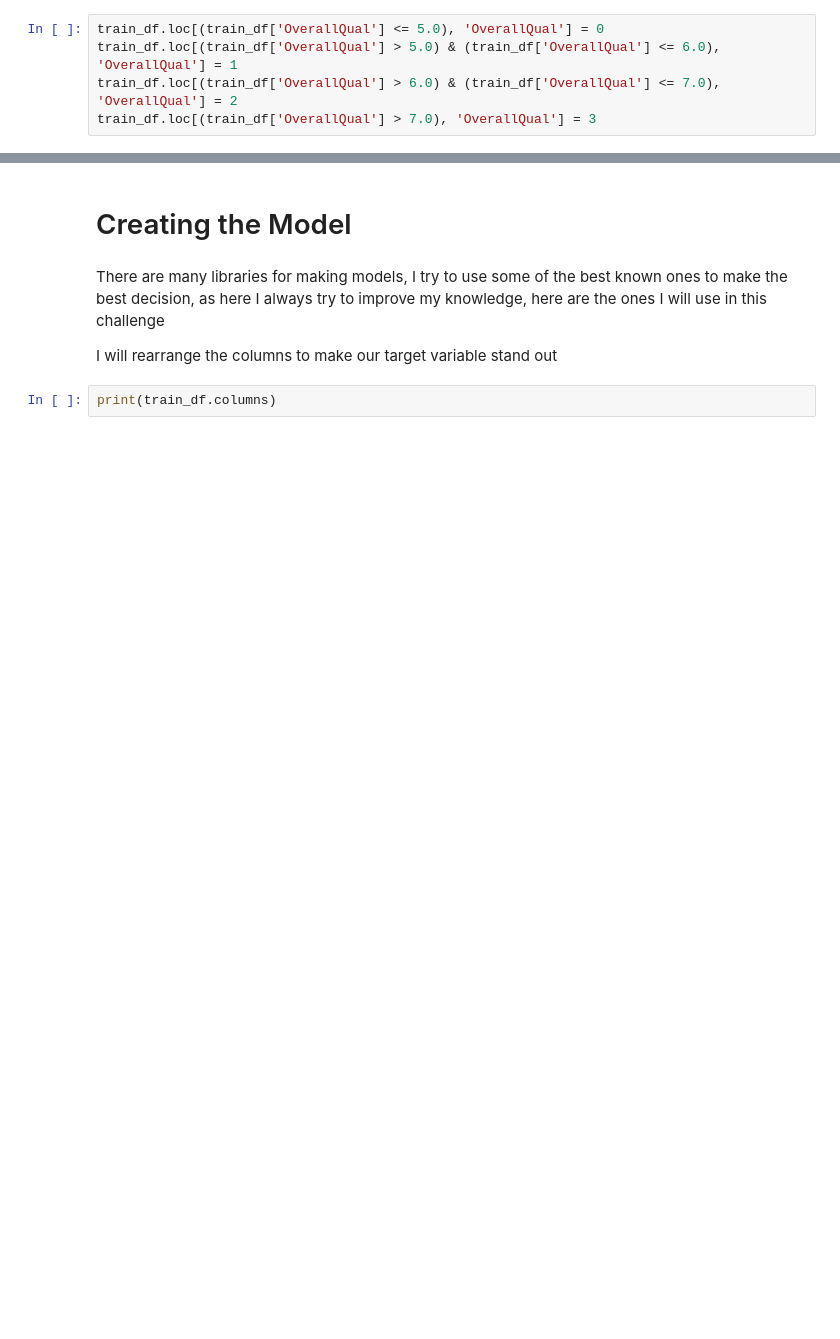
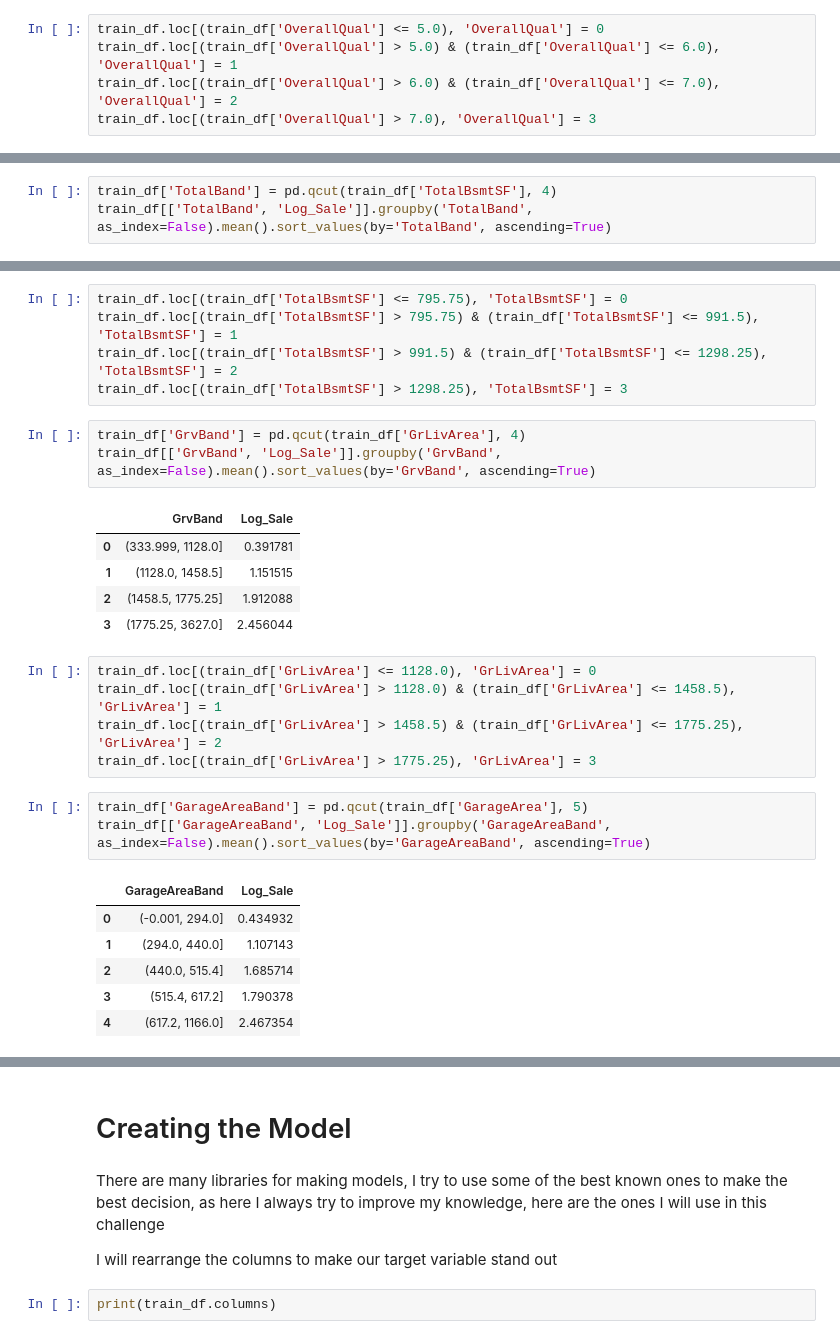
Before and after one commit to rafachoks/data-study, a Jupyter notebook: HouseRent/HouseRentv2.ipynb, the cells around one changed output, grey strips where cells are left out. Saved outputs shown, nothing was run; the diff lists cells and outputs as text; blank space fills up the shorter version.

```diff
--- a/HouseRent/HouseRentv2.ipynb
+++ b/HouseRent/HouseRentv2.ipynb
@@ -663,0 +749,3 @@ train_df.loc[(train_df['OverallQual'] > 7.0), 'OverallQual'] = 3
+# %%
+train_df['TotalBand'] = pd.qcut(train_df['TotalBsmtSF'], 4)
+train_df[['TotalBand', 'Log_Sale']].groupby('TotalBand', as_index=False).mean().sort_values(by='TotalBand', ascending=True)
@@ -663,0 +758,29 @@ train_df.loc[(train_df['OverallQual'] > 7.0), 'OverallQual'] = 3
+# %%
+train_df.loc[(train_df['TotalBsmtSF'] <= 795.75), 'TotalBsmtSF'] = 0
+train_df.loc[(train_df['TotalBsmtSF'] > 795.75) & (train_df['TotalBsmtSF'] <= 991.5), 'TotalBsmtSF'] = 1
+train_df.loc[(train_df['TotalBsmtSF'] > 991.5) & (train_df['TotalBsmtSF'] <= 1298.25), 'TotalBsmtSF'] = 2
+train_df.loc[(train_df['TotalBsmtSF'] > 1298.25), 'TotalBsmtSF'] = 3
+# %%
+train_df['GrvBand'] = pd.qcut(train_df['GrLivArea'], 4)
+train_df[['GrvBand', 'Log_Sale']].groupby('GrvBand', as_index=False).mean().sort_values(by='GrvBand', ascending=True)
+# %% [output]
+|  | GrvBand | Log_Sale |
+| 0 | (333.999, 1128.0] | 0.391781 |
+| 1 | (1128.0, 1458.5] | 1.151515 |
+| 2 | (1458.5, 1775.25] | 1.912088 |
+| 3 | (1775.25, 3627.0] | 2.456044 |
+# %%
+train_df.loc[(train_df['GrLivArea'] <= 1128.0), 'GrLivArea'] = 0
+train_df.loc[(train_df['GrLivArea'] > 1128.0) & (train_df['GrLivArea'] <= 1458.5), 'GrLivArea'] = 1
+train_df.loc[(train_df['GrLivArea'] > 1458.5) & (train_df['GrLivArea'] <= 1775.25), 'GrLivArea'] = 2
+train_df.loc[(train_df['GrLivArea'] > 1775.25), 'GrLivArea'] = 3
+# %%
+train_df['GarageAreaBand'] = pd.qcut(train_df['GarageArea'], 5)
+train_df[['GarageAreaBand', 'Log_Sale']].groupby('GarageAreaBand', as_index=False).mean().sort_values(by='GarageAreaBand', ascending=True)
+# %% [output]
+|  | GarageAreaBand | Log_Sale |
+| 0 | (-0.001, 294.0] | 0.434932 |
+| 1 | (294.0, 440.0] | 1.107143 |
+| 2 | (440.0, 515.4] | 1.685714 |
+| 3 | (515.4, 617.2] | 1.790378 |
+| 4 | (617.2, 1166.0] | 2.467354 |
```
Also changed, not shown: parts of 58 cells of this notebook, 2 other files.
